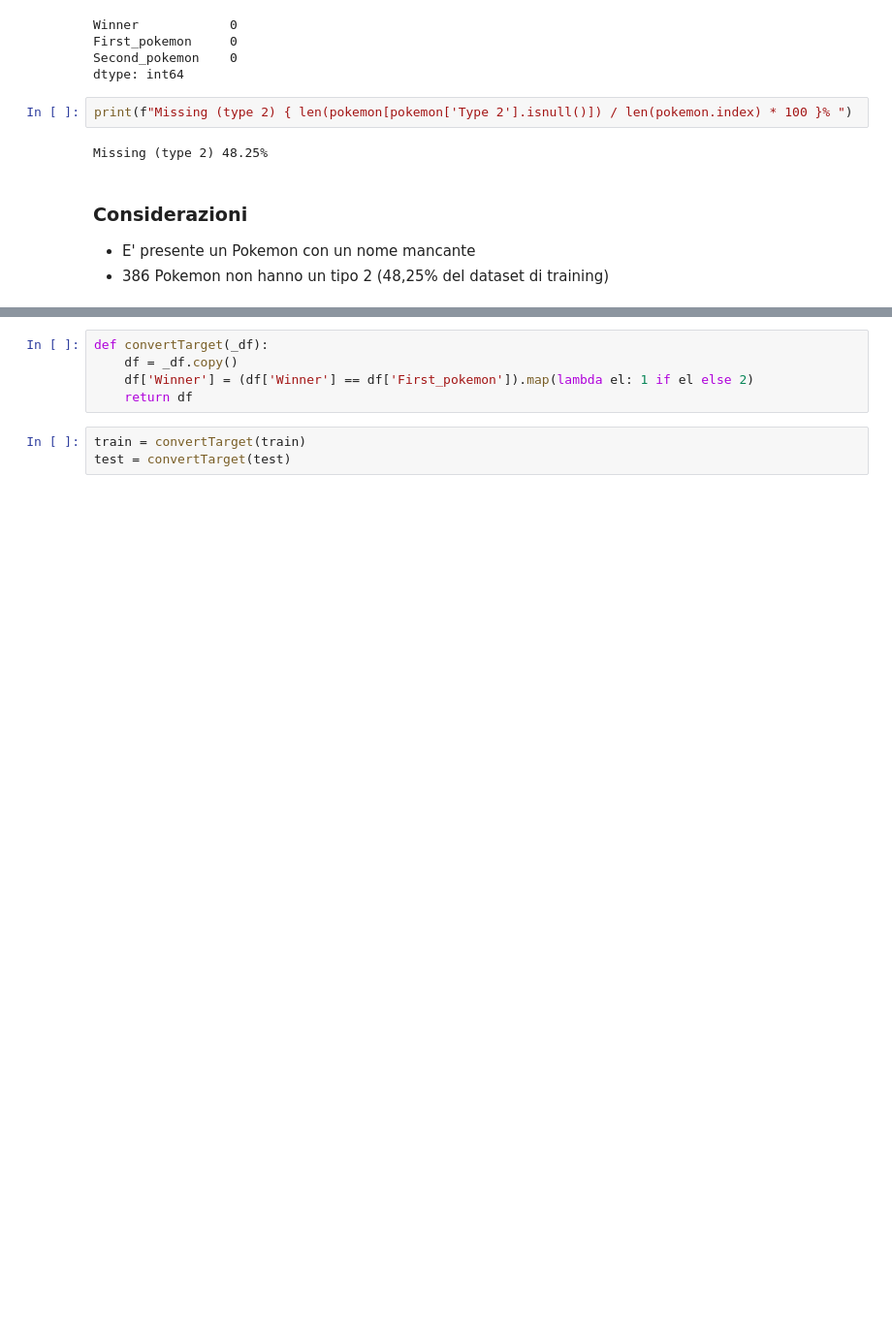
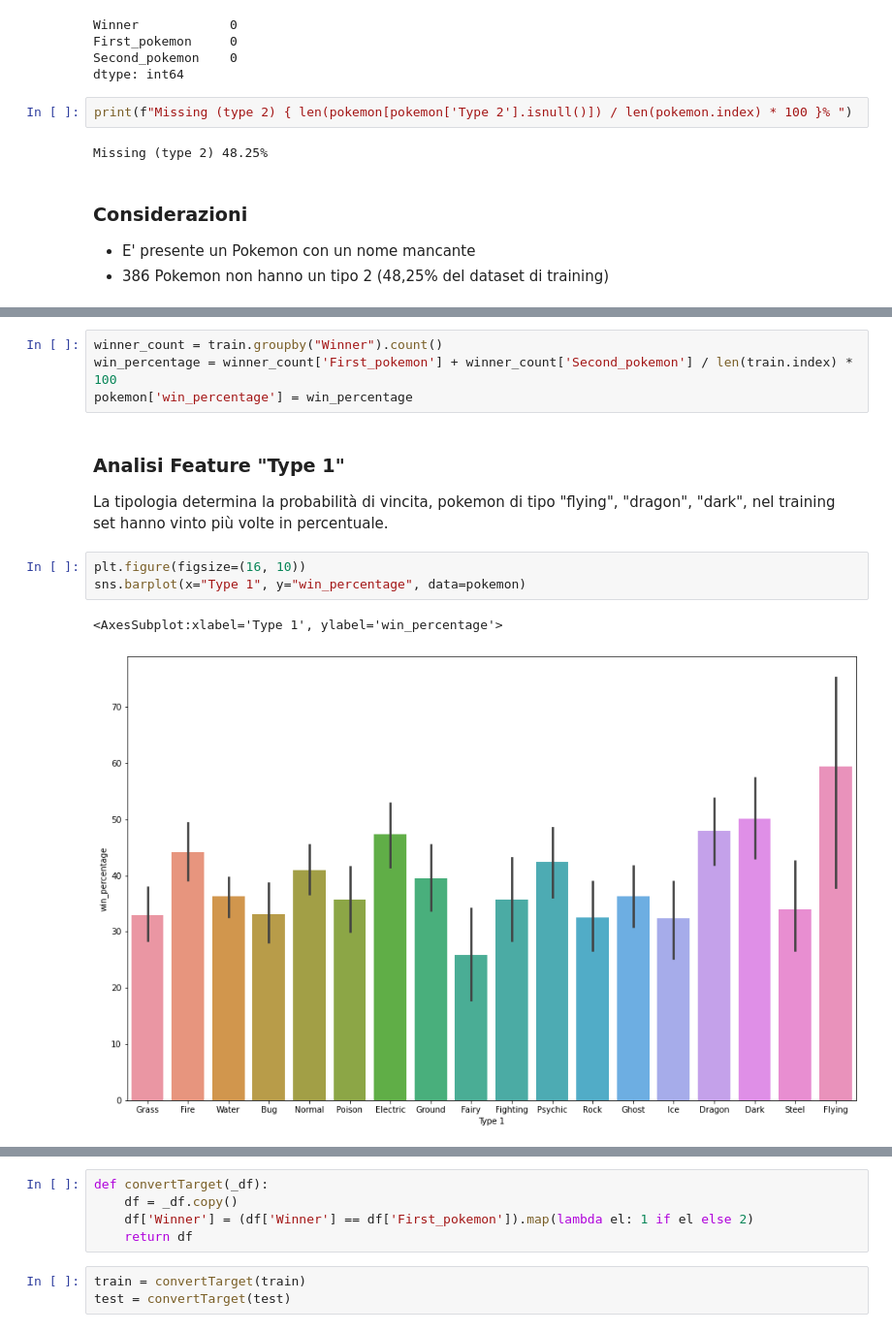
Before and after one commit to muccijacopo/pokemon-challenge-AI, a Jupyter notebook: training.ipynb, the cells around one changed output, grey strips where cells are left out. Shown at 97% size. Cells and saved outputs as stored; diff of their text form; blank space fills up the shorter version.

```diff
--- a/training.ipynb
+++ b/training.ipynb
@@ -83,0 +92,13 @@ Missing (type 2) 48.25%
+# %%
+winner_count = train.groupby("Winner").count()
+win_percentage = winner_count['First_pokemon'] + winner_count['Second_pokemon'] / len(train.index) * 100
+pokemon['win_percentage'] = win_percentage
+# %% [markdown]
+### Analisi Feature "Type 1"
+La tipologia determina la probabilità di vincita, pokemon di tipo "flying", "dragon", "dark", nel training set hanno vinto più volte in percentuale.
+# %%
+plt.figure(figsize=(16, 10))
+sns.barplot(x="Type 1", y="win_percentage", data=pokemon)
+# %% [output]
+<AxesSubplot:xlabel='Type 1', ylabel='win_percentage'>
+[figure, added]
```
Also changed, not shown: parts of 20 cells of this notebook, 1 other file.
